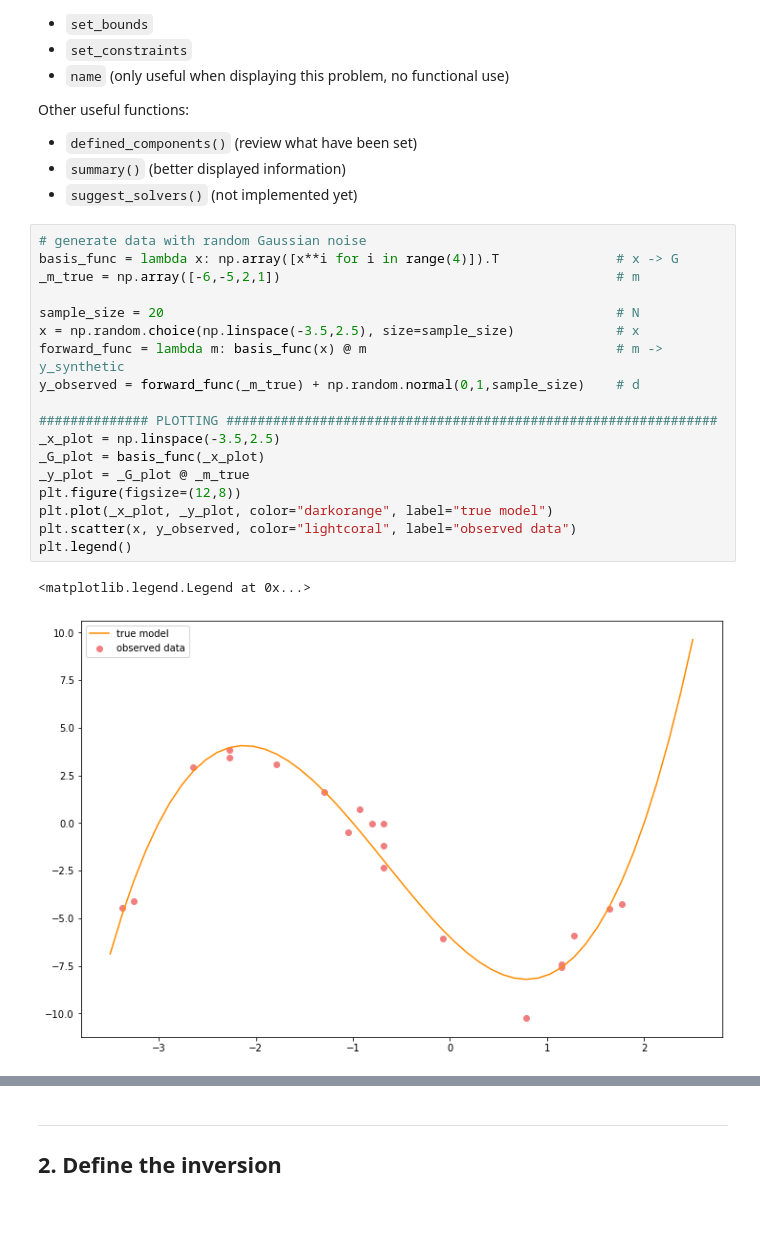
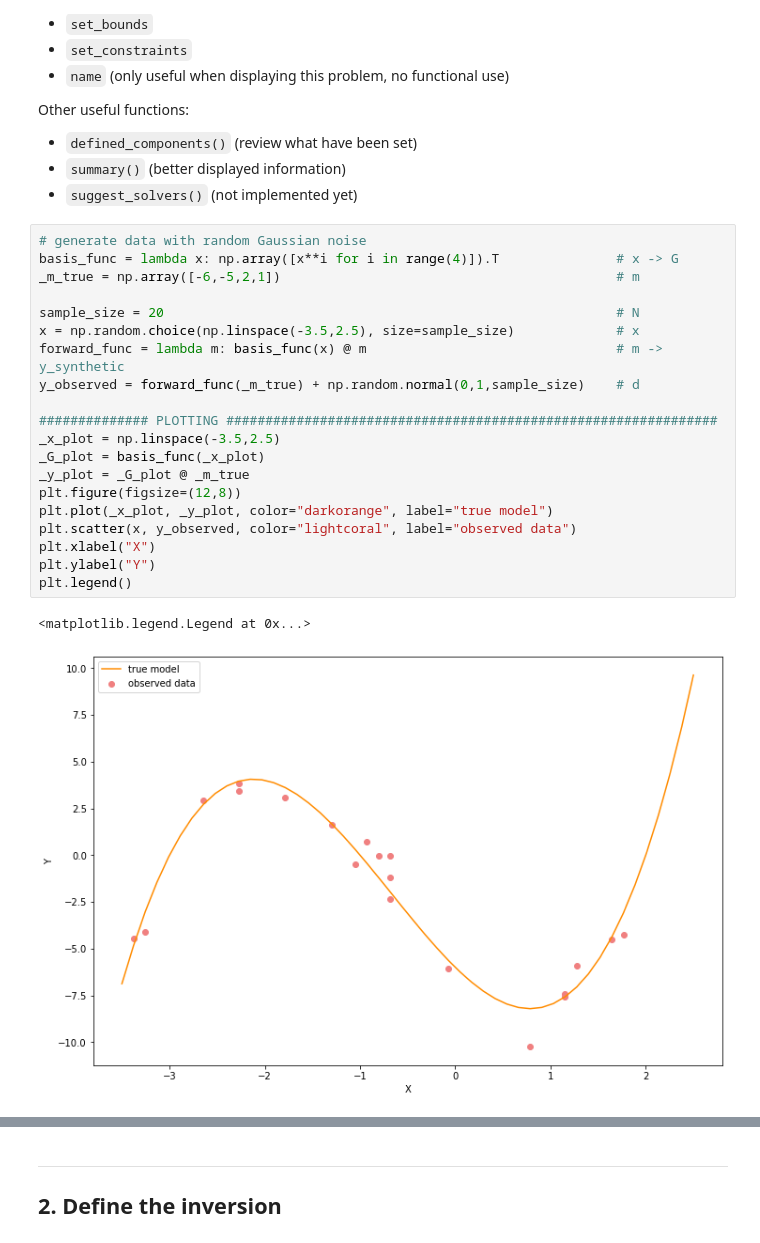
Before and after one commit to inlab-geo/espresso, a Jupyter notebook: cofi-examples/linear_regression.ipynb, the cells around one changed output, grey strips where cells are left out. Saved outputs shown, nothing was run; the diff lists cells and outputs as text; blank space fills up the shorter version.

```diff
--- a/cofi-examples/linear_regression.ipynb
+++ b/cofi-examples/linear_regression.ipynb
@@ -86,24 +85,26 @@ Other useful functions:
 # %%
 # generate data with random Gaussian noise
 basis_func = lambda x: np.array([x**i for i in range(4)]).T               # x -> G
 _m_true = np.array([-6,-5,2,1])                                           # m
 
 sample_size = 20                                                          # N
 x = np.random.choice(np.linspace(-3.5,2.5), size=sample_size)             # x
 forward_func = lambda m: basis_func(x) @ m                                # m -> y_synthetic
 y_observed = forward_func(_m_true) + np.random.normal(0,1,sample_size)    # d
 
 ############## PLOTTING ###############################################################
 _x_plot = np.linspace(-3.5,2.5)
 _G_plot = basis_func(_x_plot)
 _y_plot = _G_plot @ _m_true
 plt.figure(figsize=(12,8))
 plt.plot(_x_plot, _y_plot, color="darkorange", label="true model")
 plt.scatter(x, y_observed, color="lightcoral", label="observed data")
+plt.xlabel("X")
+plt.ylabel("Y")
 plt.legend()
 # %% [output]
 <matplotlib.legend.Legend at 0x...>
-[figure, old version]
+[figure, new version]
 # %%
 # define the problem
 inv_problem = BaseProblem()
```
Also changed, not shown: parts of 6 cells of this notebook.
